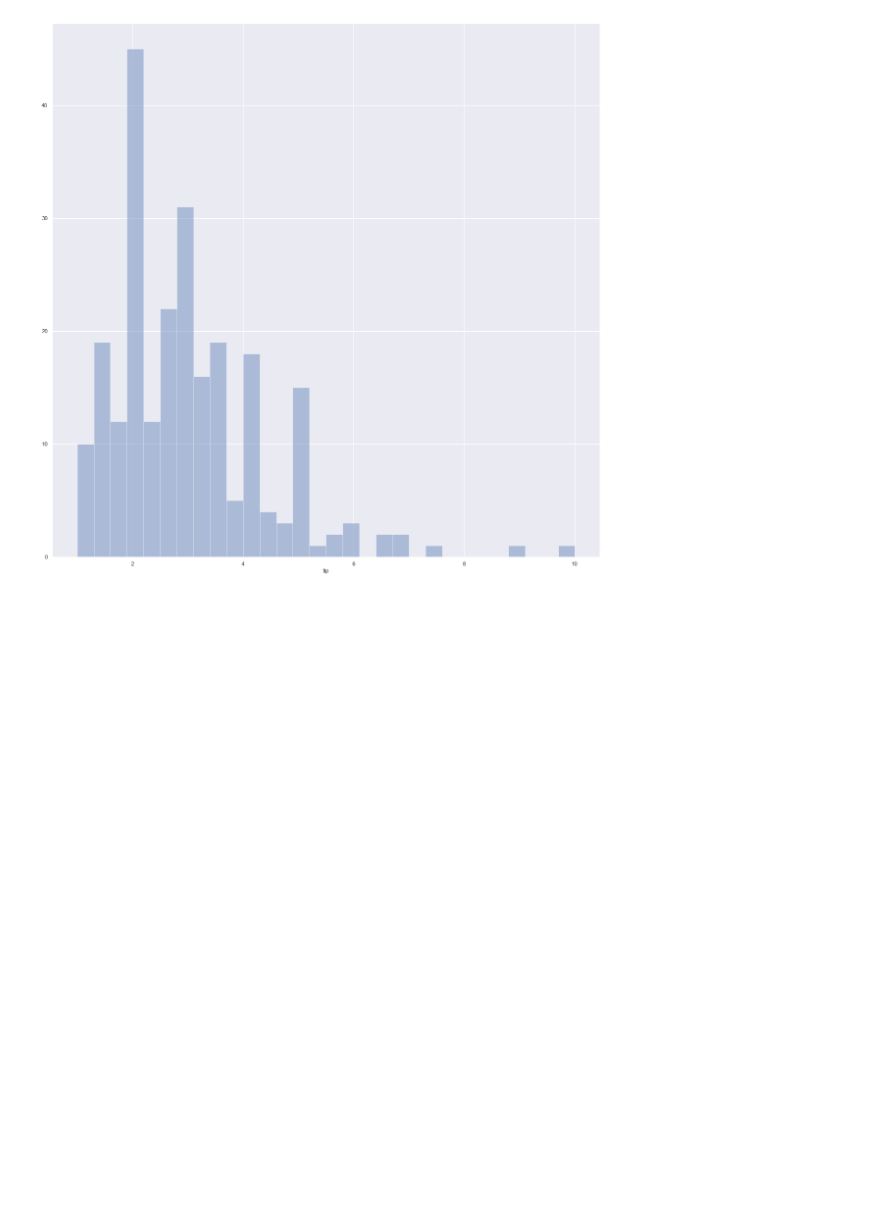
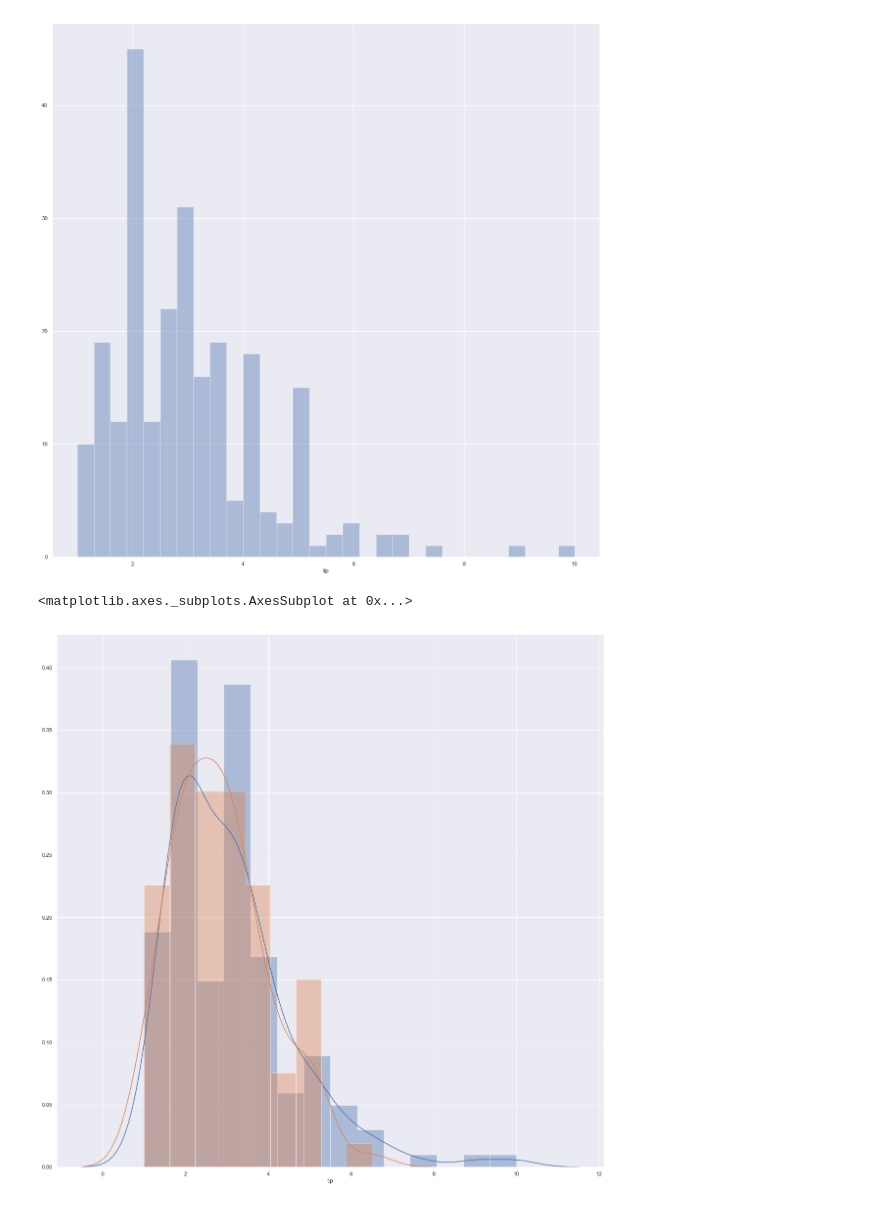
Before and after one commit to richardfeeney7/Fundamentals-Project, a Jupyter notebook: Fundamentals-Project 2019.ipynb, the cells around one changed output. Saved outputs shown, nothing was run; the diff lists cells and outputs as text; code cells hidden in the pictures; blank space fills up the shorter version.

```diff
--- a/Fundamentals-Project 2019.ipynb
+++ b/Fundamentals-Project 2019.ipynb
@@ -85,3 +162,17 @@ sns.set(rc={'figure.figsize':(20,20)})
 sns.distplot(tips['tip'], kde=False, bins=30);
 # %% [output]
 [figure]
+# %%
+# Histogram to compare M v F
+
+# https://www.shanelynn.ie/select-pandas-dataframe-rows-and-columns-using-iloc-loc-and-ix/
+
+female = tips.loc[tips["sex"] == "Female", ["sex", "tip"]]
+male = tips.loc[tips["sex"] == "Male", ["sex", "tip"]]
+
+sns.set(rc={'figure.figsize':(20,20)})
+sns.distplot(male["tip"])
+sns.distplot(female["tip"])
+# %% [output]
+<matplotlib.axes._subplots.AxesSubplot at 0x...>
+[figure, added]
```
Also changed, not shown: parts of 22 cells of this notebook, 1 other file.
